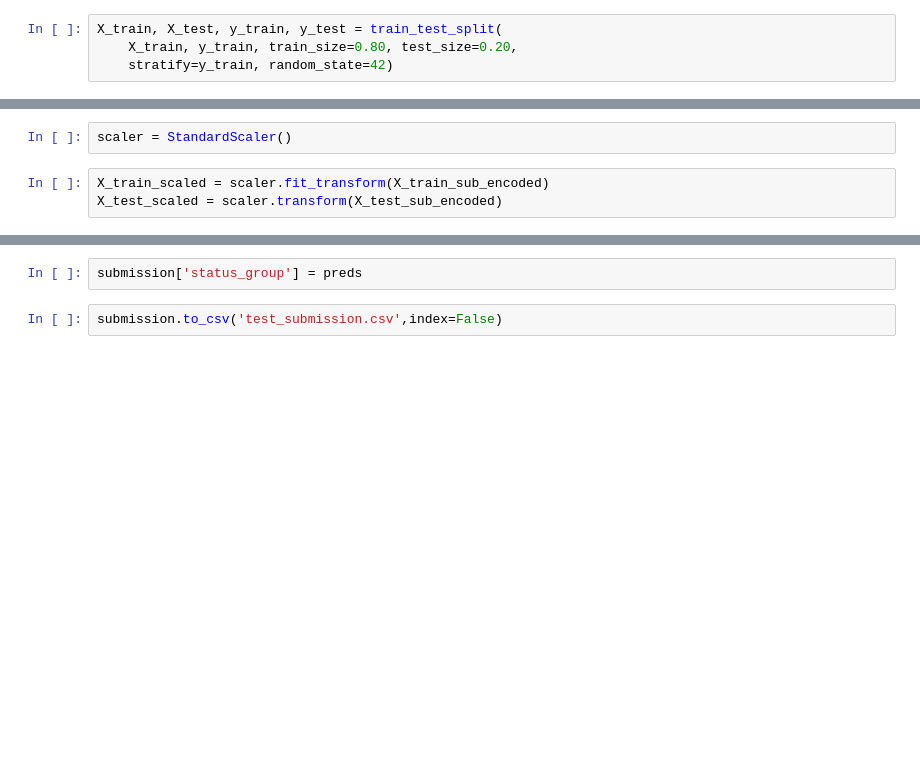
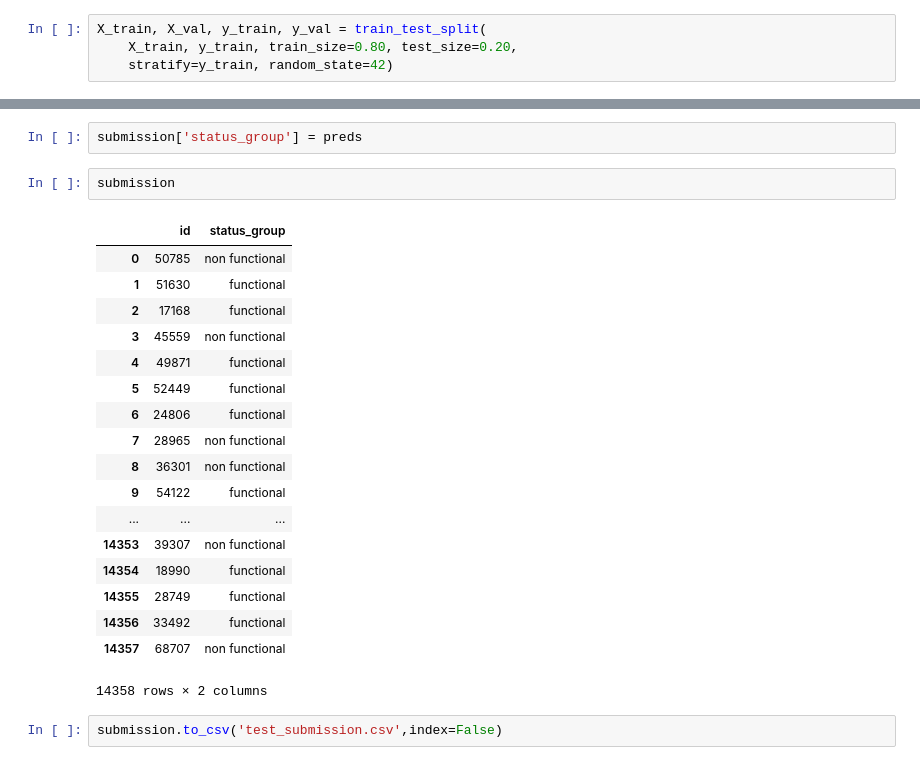
Before and after one commit to LambdaSchool/DS-Unit-2-Classification-1, a Jupyter notebook: module1-logistic-regression/kaggle_class_comp.ipynb, the cells around one changed output, grey strips where cells are left out. Drawn from its saved outputs; the diff is of its cells as text; blank space fills up the shorter version.

```diff
--- a/module1-logistic-regression/kaggle_class_comp.ipynb
+++ b/module1-logistic-regression/kaggle_class_comp.ipynb
@@ -125,6 +128,6 @@ features = numeric_features + encode_features
 X_train = train[features]
 y_train = labels['status_group']
 # %%
-X_train, X_test, y_train, y_test = train_test_split(
+X_train, X_val, y_train, y_val = train_test_split(
     X_train, y_train, train_size=0.80, test_size=0.20,
     stratify=y_train, random_state=42)
@@ -141,5 +136,0 @@ KeyboardInterrupt:
-# %%
-scaler = StandardScaler()
-# %%
-X_train_scaled = scaler.fit_transform(X_train_sub_encoded)
-X_test_scaled = scaler.transform(X_test_sub_encoded)
@@ -160,5 +313,26 @@ preds = model.predict(test_sub_scaled)
 submission = pd.DataFrame(test['id'])
 # %%
 submission['status_group'] = preds
+# %%
+submission
+# %% [output]
+|  | id | status_group |
+| 0 | 50785 | non functional |
+| 1 | 51630 | functional |
+| 2 | 17168 | functional |
+| 3 | 45559 | non functional |
+| 4 | 49871 | functional |
+| 5 | 52449 | functional |
+| 6 | 24806 | functional |
+| 7 | 28965 | non functional |
+| 8 | 36301 | non functional |
+| 9 | 54122 | functional |
+| ... | ... | ... |
+| 14353 | 39307 | non functional |
+| 14354 | 18990 | functional |
+| 14355 | 28749 | functional |
+| 14356 | 33492 | functional |
+| 14357 | 68707 | non functional |
+14358 rows × 2 columns
 # %%
 submission.to_csv('test_submission.csv',index=False)
```
Also changed, not shown: parts of 54 cells of this notebook.
